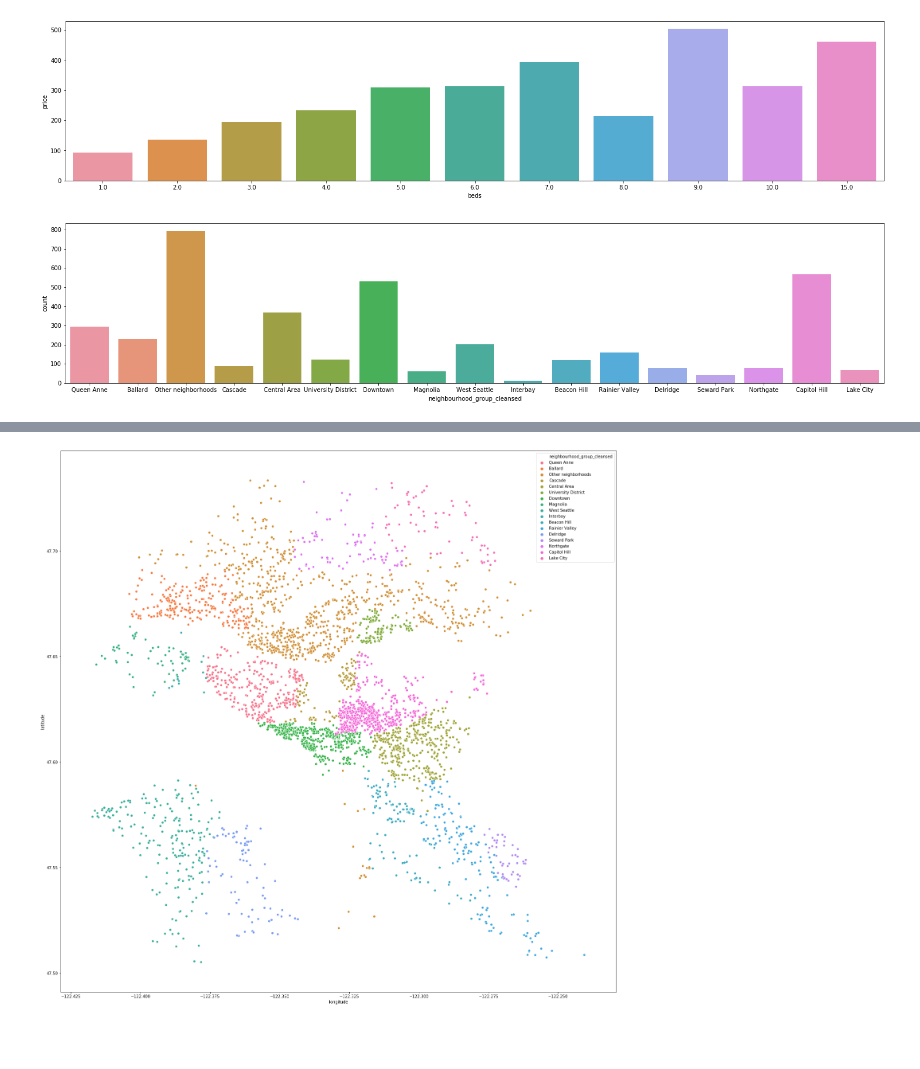
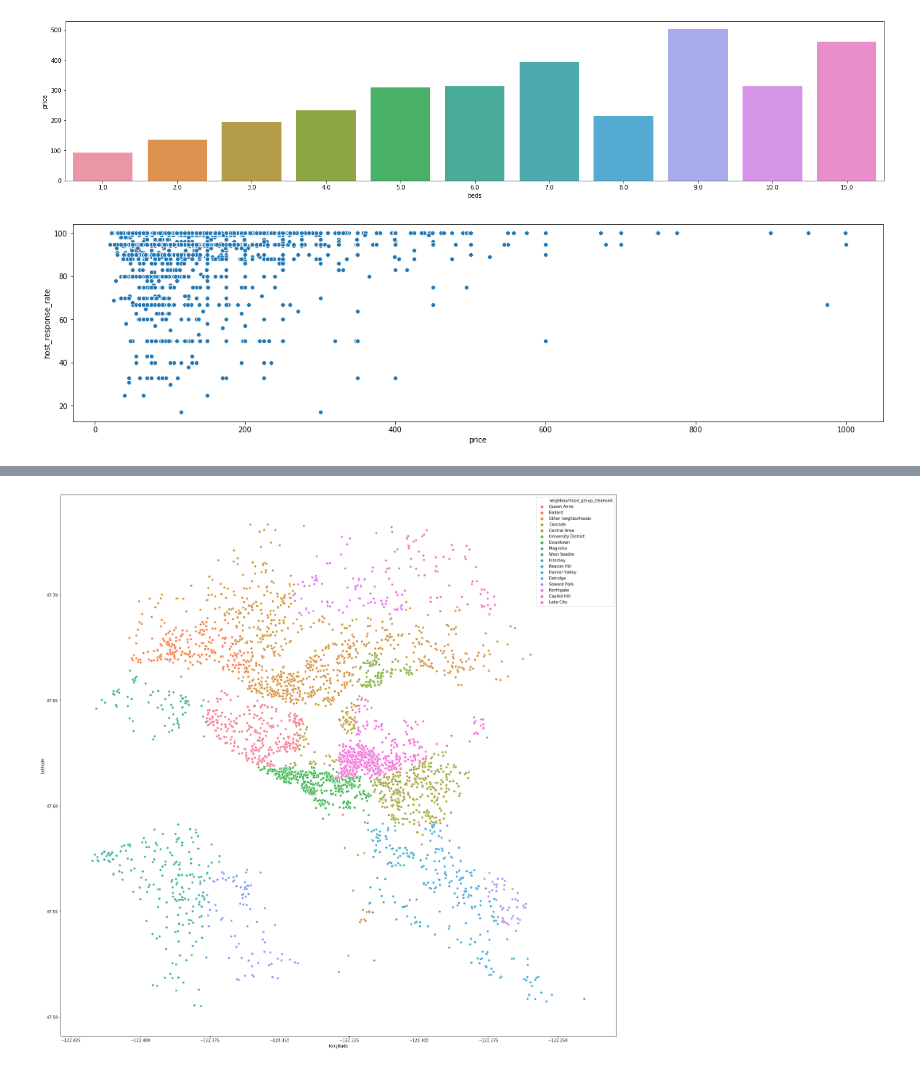
Before and after one commit to wjingyao/1015, a Jupyter notebook: Airbnb.ipynb, the cells around one changed output, grey strips where cells are left out. Cells and saved outputs as stored; diff of their text form; code cells hidden in the pictures; blank space fills up the shorter version.

```diff
--- a/Airbnb.ipynb
+++ b/Airbnb.ipynb
@@ -94,8 +109,8 @@ plt.show()
 # %% [output]
 [figure]
 # %%
-plt.figure(figsize=(25,5))
-sb.countplot(listings["neighbourhood_group_cleansed"])
+plt.figure(figsize=(20,5))
+sb.scatterplot(x='price',y='host_response_rate',data=listings)
 plt.show()
 # %% [output]
-[figure, old version]
+[figure, new version]
```
Also changed, not shown: parts of 23 cells of this notebook.
